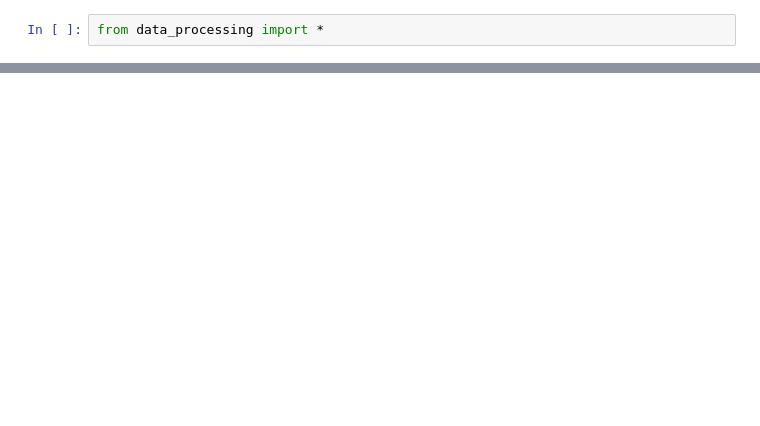
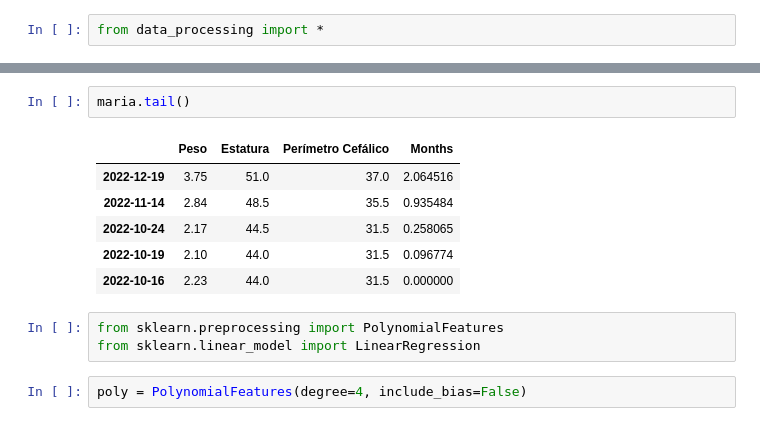
Before and after one commit to eu-cristofer/go-green.house, a Jupyter notebook: Script.ipynb, the cells around one changed output, grey strips where cells are left out. Cells and saved outputs as stored; diff of their text form; blank space fills up the shorter version.

```diff
--- a/Script.ipynb
+++ b/Script.ipynb
@@ -14,2 +16,16 @@ plot_df(source['lfa_birth_z'], description = 'Estatura')
 # %% [output]
 [interactive output not drawn]
+# %%
+maria.tail()
+# %% [output]
+|  | Peso | Estatura | Perímetro Cefálico | Months |
+| 2022-12-19 | 3.75 | 51.0 | 37.0 | 2.064516 |
+| 2022-11-14 | 2.84 | 48.5 | 35.5 | 0.935484 |
+| 2022-10-24 | 2.17 | 44.5 | 31.5 | 0.258065 |
+| 2022-10-19 | 2.10 | 44.0 | 31.5 | 0.096774 |
+| 2022-10-16 | 2.23 | 44.0 | 31.5 | 0.000000 |
+# %%
+from sklearn.preprocessing import PolynomialFeatures
+from sklearn.linear_model import LinearRegression
+# %%
+poly = PolynomialFeatures(degree=4, include_bias=False)
```
Also changed, not shown: parts of 9 cells of this notebook, 2 other files.
